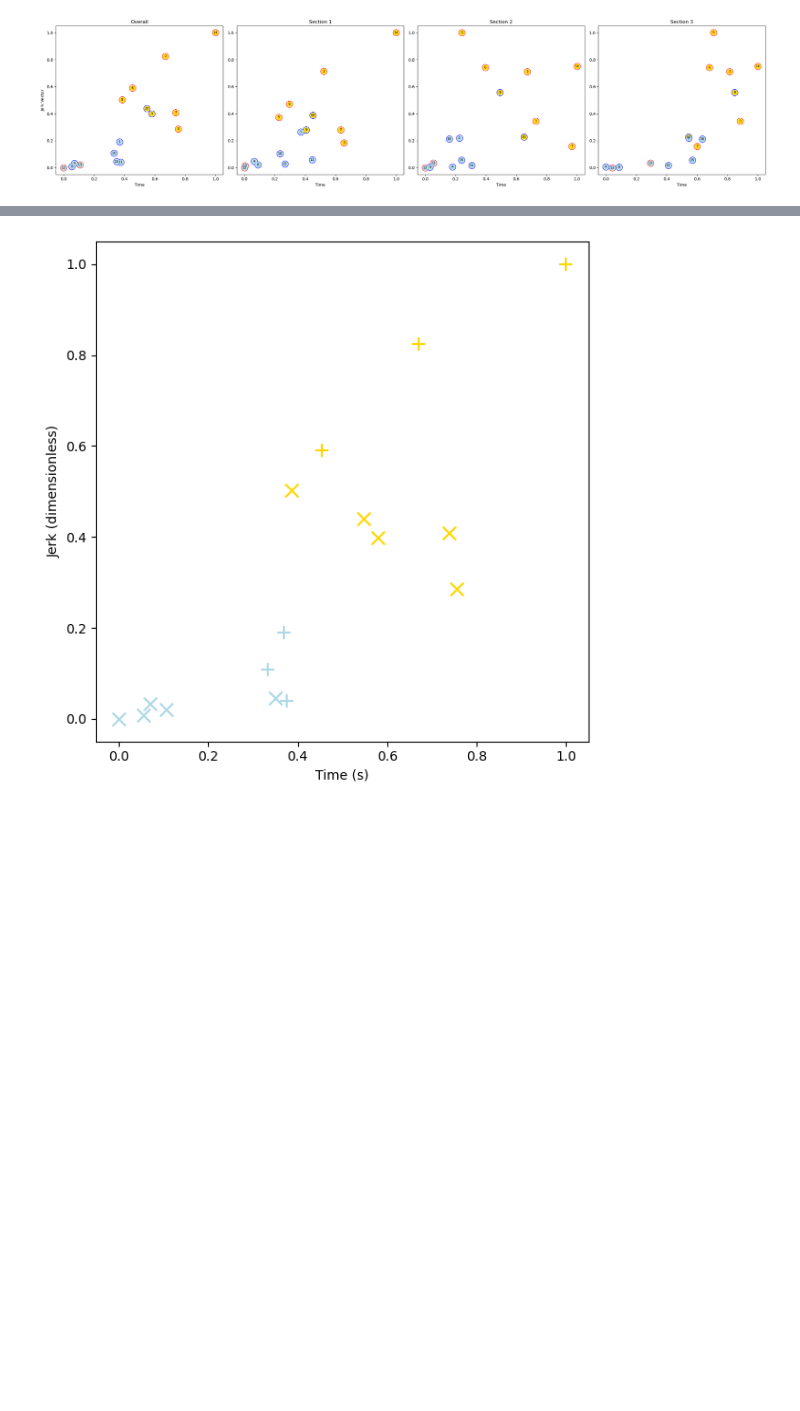
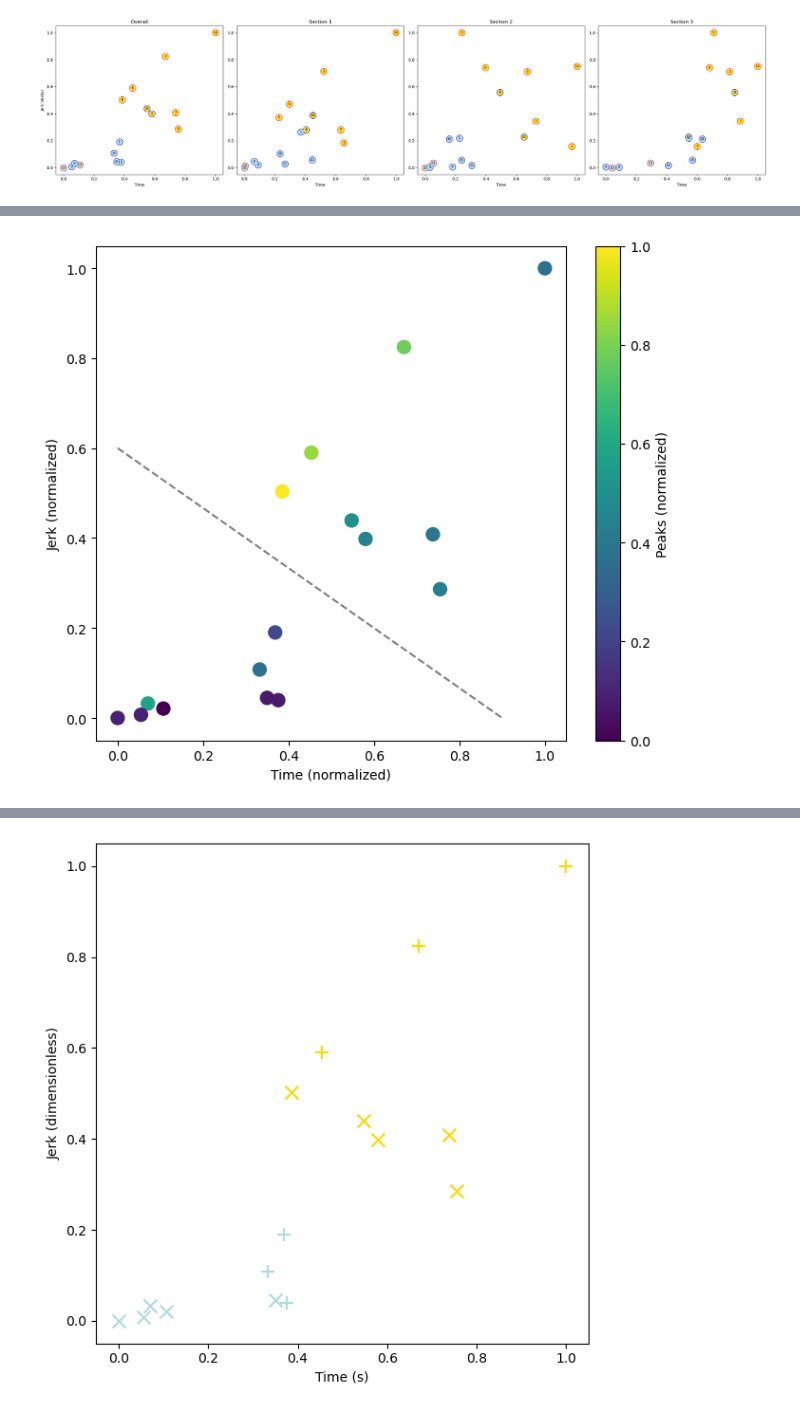
Before and after one commit to doertiboy/MasterStudy, a Jupyter notebook: 03_Clustering.ipynb, the cells around one changed output, grey strips where cells are left out. Cells and saved outputs as stored; diff of their text form; code cells hidden in the pictures; blank space fills up the shorter version.

```diff
--- a/03_Clustering.ipynb
+++ b/03_Clustering.ipynb
@@ -184,0 +186,32 @@ The PostScript backend does not support transparency; partially transparent arti
+# %%
+# Dataset including peaks
+dataset = np.column_stack((time, jerk, peaks))
+
+# Count male and female in each cluster
+female_counts = {}
+male_counts = {}
+for cluster_label in range(2):
+    female_counts[cluster_label] = np.sum((gender == 0) & (kmeans.labels_ == cluster_label))
+    male_counts[cluster_label] = np.sum((gender == 1) & (kmeans.labels_ == cluster_label))
+
+# Plotting clustered scatter plot with peak values as color
+plt.figure(figsize=(7, 6))
+
+# Use a colormap to indicate peak values
+scatter = plt.scatter(dataset[:, 0], dataset[:, 1], c=dataset[:, 2], cmap='viridis', s=100)
+plt.xlabel('Time (normalized)')
+plt.ylabel('Jerk (normalized)')
+
+# Add colorbar to show the scale of peaks
+colorbar = plt.colorbar(scatter)
+colorbar.set_label('Peaks (normalized)')
+
+# Separate clusters by line
+plt.plot([0, 0.9], [0.6, 0], color='grey', linestyle='--')
+
+plt.tight_layout()
+plt.savefig('Plots/clusterTimeJerkPeaks.eps')
+plt.savefig('../MasterThesis/figures/clusterTimeJerkPeaks.eps')
+plt.show()
+# %% [output]
+[figure, added]
```
Also changed, not shown: parts of 7 cells of this notebook, 5 other files.
